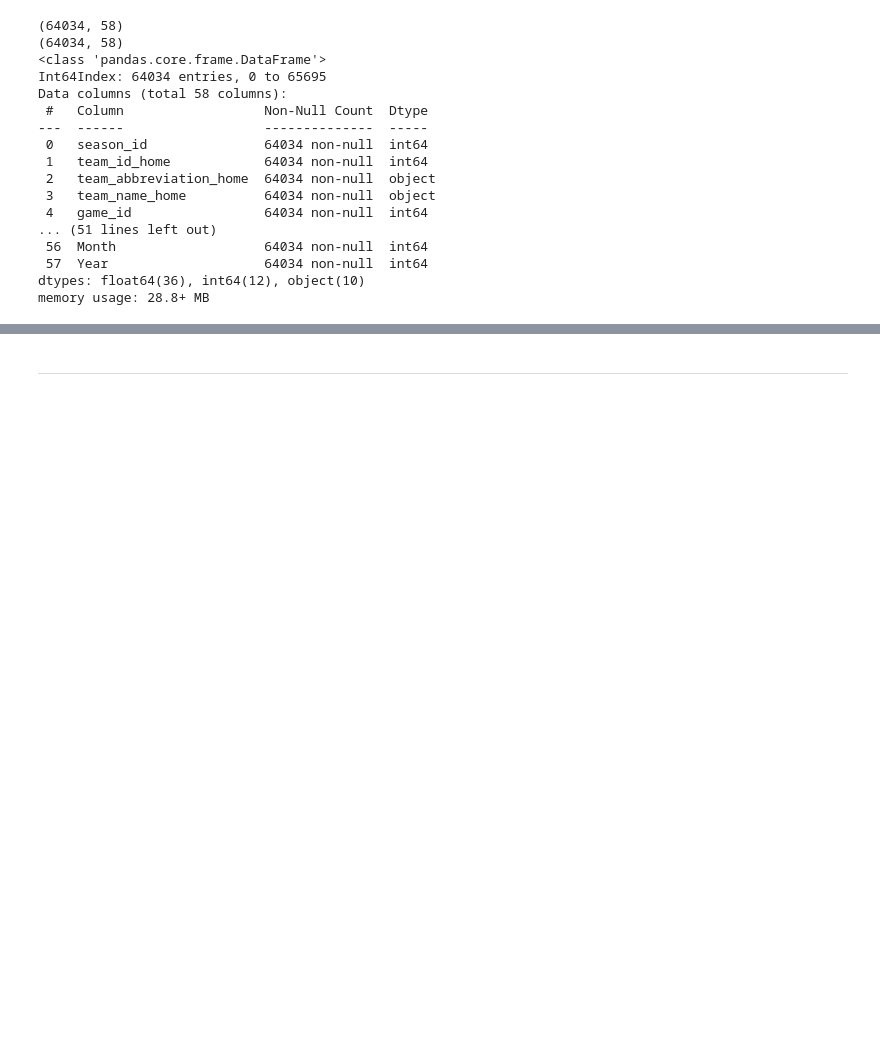
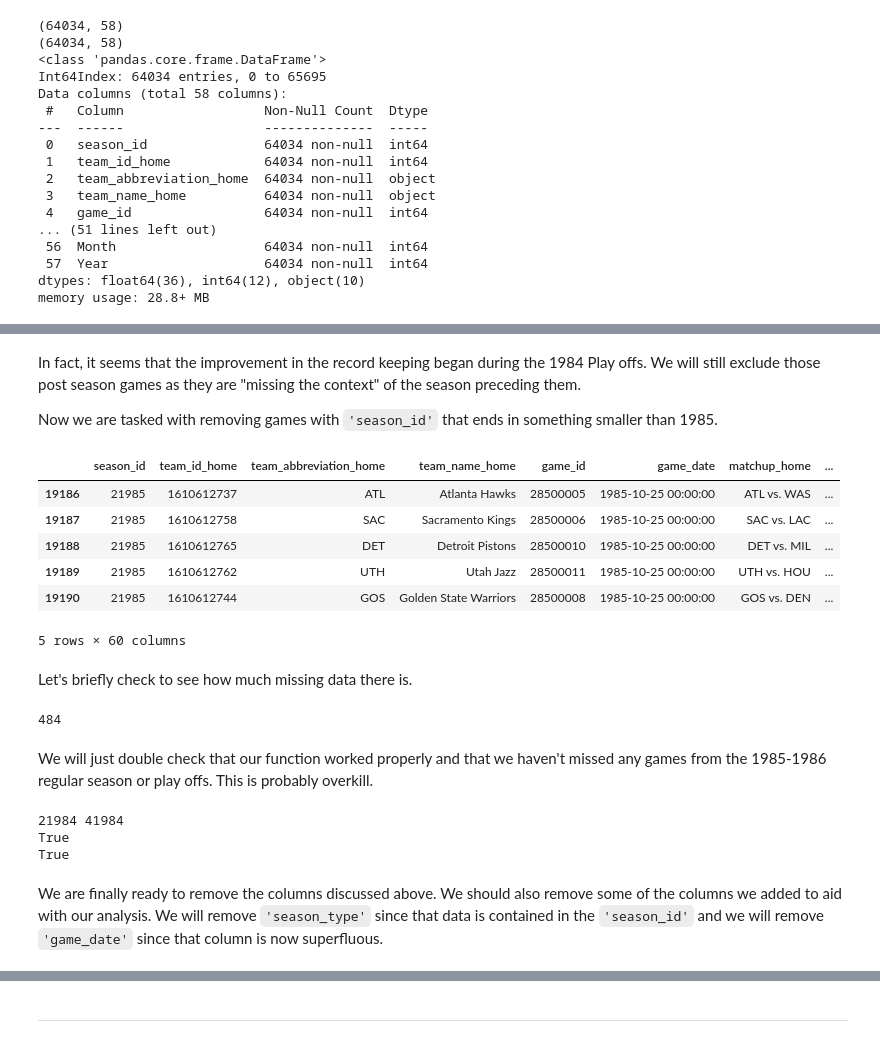
Before and after one commit to smtilson/pp5-ml-dashboard, a Jupyter notebook: jupyter_notebooks/02_Cleaning_Data.ipynb, the cells around one changed output, grey strips where cells are left out. Drawn from its saved outputs; the diff is of its cells as text; code cells hidden in the pictures; blank space fills up the shorter version.

```diff
--- a/jupyter_notebooks/02_Cleaning_Data.ipynb
+++ b/jupyter_notebooks/02_Cleaning_Data.ipynb
@@ -191 +306,60 @@ We are finally ready to remove the columns discussed above.
+# %% [markdown]
+In fact, it seems that the improvement in the record keeping began during the 1984 Play offs. We will still exclude those post season games as they are "missing the context" of the season preceding them.
+
+Now we are tasked with removing games with `'season_id'` that ends in something smaller than 1985.
+# %%
+from src.inspection_tools import cutoff_year
+
+game_df['after_1985'] = game_df.apply(lambda x: cutoff_year(x['season_id'], 1985), axis=1)
+game_df_after_1985 = game_df.query('after_1985 == True')
+
+game_df_after_1985.head()
+# %% [output]
+|  | season_id | team_id_home | team_abbreviation_home | team_name_home | game_id | game_date | matchup_home | ... |
+| 19186 | 21985 | 1610612737 | ATL | Atlanta Hawks | 28500005 | 1985-10-25 00:00:00 | ATL vs. WAS | ... |
+| 19187 | 21985 | 1610612758 | SAC | Sacramento Kings | 28500006 | 1985-10-25 00:00:00 | SAC vs. LAC | ... |
+| 19188 | 21985 | 1610612765 | DET | Detroit Pistons | 28500010 | 1985-10-25 00:00:00 | DET vs. MIL | ... |
+| 19189 | 21985 | 1610612762 | UTH | Utah Jazz | 28500011 | 1985-10-25 00:00:00 | UTH vs. HOU | ... |
+| 19190 | 21985 | 1610612744 | GOS | Golden State Warriors | 28500008 | 1985-10-25 00:00:00 | GOS vs. DEN | ... |
+5 rows × 60 columns
+# %% [markdown]
+Let's briefly check to see how much missing data there is.
+# %%
+game_df_after_1985.isna().sum(axis=1).sum()
+# %% [output]
+484
+# %% [markdown]
+We will just double check that our function worked properly and that we haven't missed any games from the 1985-1986 regular season or play offs. This is probably overkill.
+# %%
+all_season_ids = game_df['season_id'].unique()
+after_1985_ids = game_df_after_1985['season_id'].unique()
+missing_season_ids = []
+for id in all_season_ids:
+    if id in after_1985_ids:
+        actual = game_df.query(f'season_id == {id}')
+        computed = game_df_after_1985.query(f'season_id == {id}')
+        if not actual.equals(computed):
+            raise ValueError(f'{id} is not equal')
+    else:
+        missing_season_ids.append(id)
+
+regular_season_misses = [id for id in missing_season_ids if str(id)[0]=='2']
+play_offs_misses = [id for id in missing_season_ids if str(id)[0]=='4']
+last_regular_season = max(regular_season_misses)
+last_play_offs = max(play_offs_misses)
+print(last_regular_season, last_play_offs)
+
+regular_season_1985 = game_df.query('season_id == 21985')
+play_offs_1985 = game_df.query('season_id == 41985')
+computed_regular_season_1985 = game_df_after_1985.query('season_id == 21985')
+computed_play_offs_1985 = game_df_after_1985.query('season_id == 41985')
+
+print(regular_season_1985.equals(computed_regular_season_1985))
+print(play_offs_1985.equals(computed_play_offs_1985))
+# %% [output]
+21984 41984
+True
+True
+# %% [markdown]
+We are finally ready to remove the columns discussed above. We should also remove some of the columns we added to aid with our analysis. We will remove `'season_type'` since that data is contained in the `'season_id'` and we will remove `'game_date'` since that column is now superfluous.
 # %%
```
Also changed, not shown: parts of 21 cells of this notebook, 3 other files.
